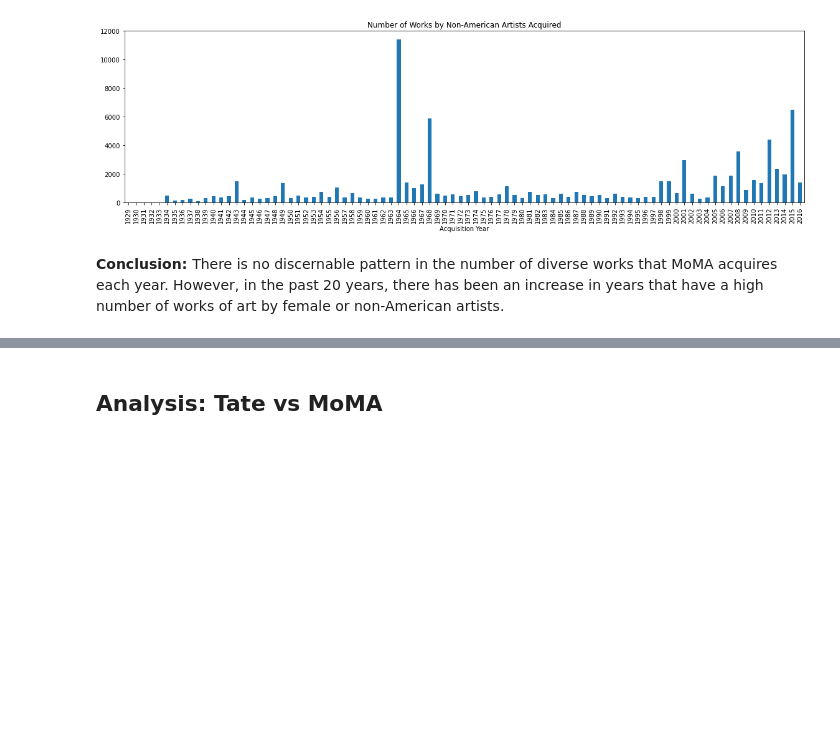
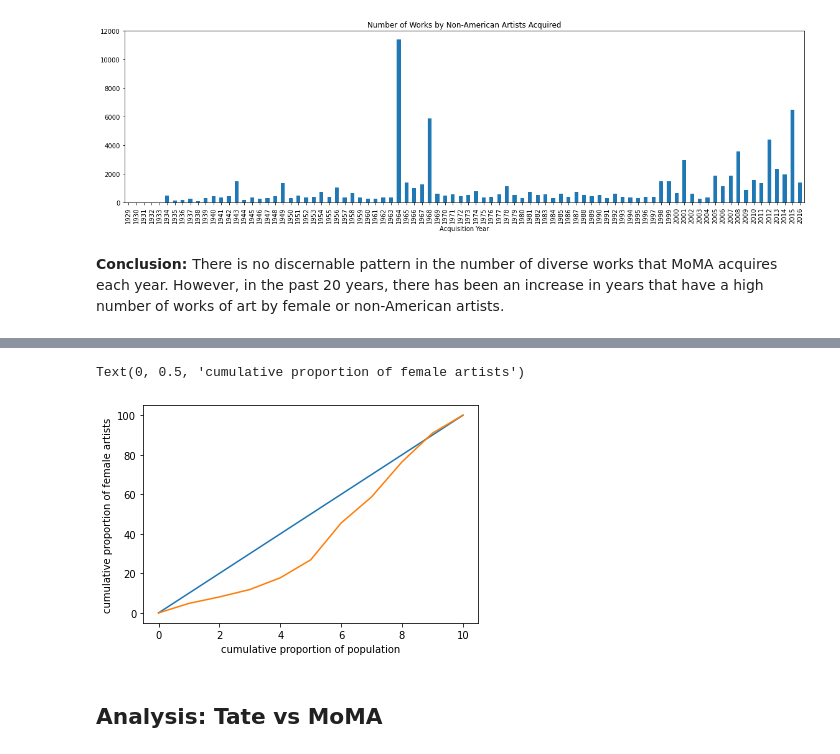
Before and after one commit to emily-oconnell/diversity-in-art-museums, a Jupyter notebook: worknotebook.ipynb, the cells around one changed output, grey strips where cells are left out. Drawn from its saved outputs; the diff is of its cells as text; code cells hidden in the pictures; blank space fills up the shorter version.

Commit message:
Added Lorenz index code and graph

```diff
--- a/worknotebook.ipynb
+++ b/worknotebook.ipynb
@@ -346,0 +377,18 @@ nonAmerican_graph.figure.tight_layout()
+# %%
+female_list = []
+females = decile_df[decile_df["Gender"] == "Female"]
+
+
+# we need the deciles to be cumulative (with the first being 10% of the population, second being 20%, etc.)
+# this will serve as the y axis for Lorenz curve/gini coefficient calculation
+
+for decile_num in range(1,11):
+    female_list.append(females[females["decile"] == decile_num]["Acquisition Date"].count())
+# %%
+# calculate the cumulative number of female artists
+
+total = 0
+female_count = [0]
+for i in range(10):
+    total += female_list[i]
+    female_count.append(total)
@@ -346,0 +397,8 @@ nonAmerican_graph.figure.tight_layout()
+# %%
+# divide female count by total population of all artists
+total_female = females["Acquisition Year"].count()
+female_prop = list(map(lambda x: (x/total_female) *100, female_count))
+female_prop
+
+# create a list of all of the cumulative proportions of population
+population_prop = [0,10,20,30,40,50,60,70,80,90,100]
@@ -346,0 +410,3 @@ nonAmerican_graph.figure.tight_layout()
+# %%
+lorenz_curve = pd.DataFrame(list(zip(population_prop, female_prop)),columns =['cumulative_prop_of_artists', 'cumulative_proportion_of_female_artists'])
+lorenz_curve
@@ -346,0 +426,13 @@ nonAmerican_graph.figure.tight_layout()
+# %%
+# I don't really understand what's going on here
+
+fig,ax = plot.subplots()
+
+
+ax.plot(lorenz_curve)
+
+ax.set_xlabel("cumulative proportion of population")
+ax.set_ylabel("cumulative proportion of female artists")
+# %% [output]
+Text(0, 0.5, 'cumulative proportion of female artists')
+[figure, added]
```
Also changed, not shown: parts of 13 cells of this notebook.
